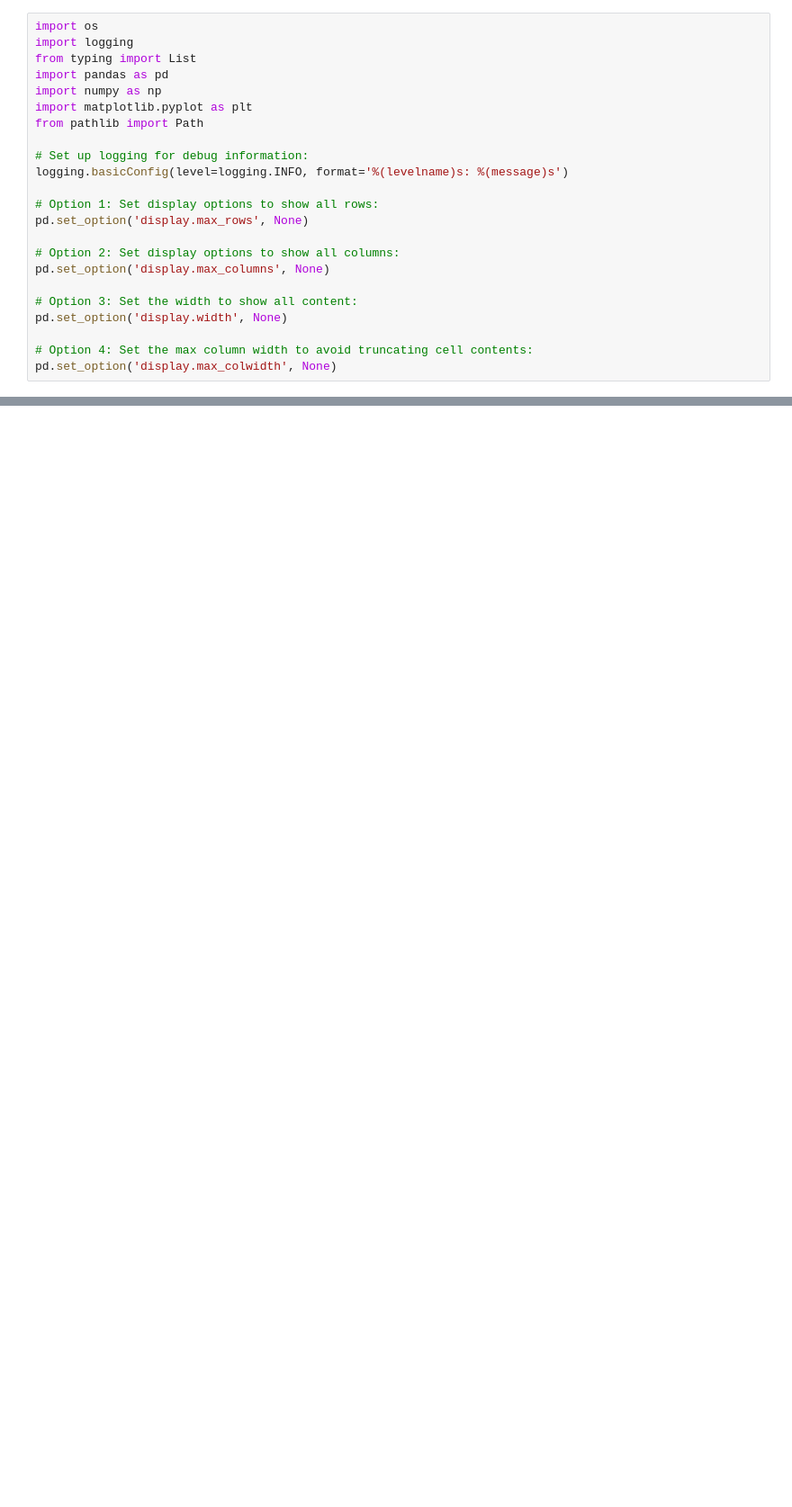
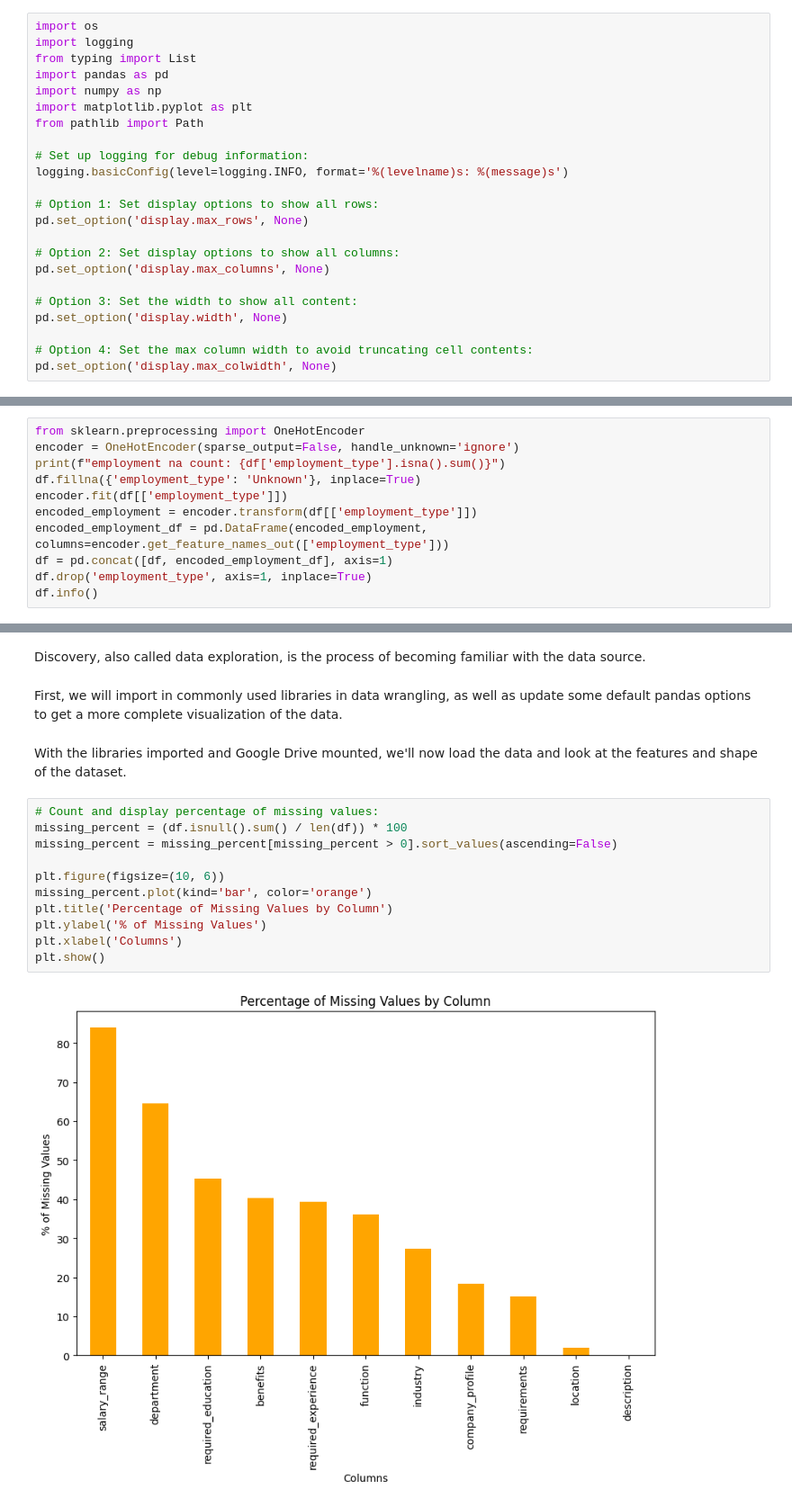
Before and after one commit to jdeleon3/Projects.RealFakeJobPredictor, a Jupyter notebook: ml/EDA/Project Fake Finder - Progress Report 1.ipynb, the cells around one changed output, grey strips where cells are left out. Shown at 90% size. Cells and saved outputs as stored; diff of their text form; blank space fills up the shorter version.

Commit message:
updating with google drive updates

```diff
--- a/ml/EDA/Project Fake Finder - Progress Report 1.ipynb
+++ b/ml/EDA/Project Fake Finder - Progress Report 1.ipynb
@@ -579,0 +695,11 @@ memory usage: 1.1+ MB
+# %%
+from sklearn.preprocessing import OneHotEncoder
+encoder = OneHotEncoder(sparse_output=False, handle_unknown='ignore')
+print(f"employment na count: {df['employment_type'].isna().sum()}")
+df.fillna({'employment_type': 'Unknown'}, inplace=True)
+encoder.fit(df[['employment_type']])
+encoded_employment = encoder.transform(df[['employment_type']])
+encoded_employment_df = pd.DataFrame(encoded_employment, columns=encoder.get_feature_names_out(['employment_type']))
+df = pd.concat([df, encoded_employment_df], axis=1)
+df.drop('employment_type', axis=1, inplace=True)
+df.info()
@@ -579,0 +724,19 @@ memory usage: 1.1+ MB
+# %% [markdown]
+Discovery, also called data exploration, is the process of becoming familiar with the data source.
+# %% [markdown]
+First, we will import in commonly used libraries in data wrangling, as well as update some default pandas options to get a more complete visualization of the data.
+# %% [markdown]
+With the libraries imported and Google Drive mounted, we'll now load the data and look at the features and shape of the dataset.
+# %%
+# Count and display percentage of missing values:
+missing_percent = (df.isnull().sum() / len(df)) * 100
+missing_percent = missing_percent[missing_percent > 0].sort_values(ascending=False)
+
+plt.figure(figsize=(10, 6))
+missing_percent.plot(kind='bar', color='orange')
+plt.title('Percentage of Missing Values by Column')
+plt.ylabel('% of Missing Values')
+plt.xlabel('Columns')
+plt.show()
+# %% [output]
+[figure, added]
```
Also changed, not shown: parts of 88 cells of this notebook, 3 other files.
